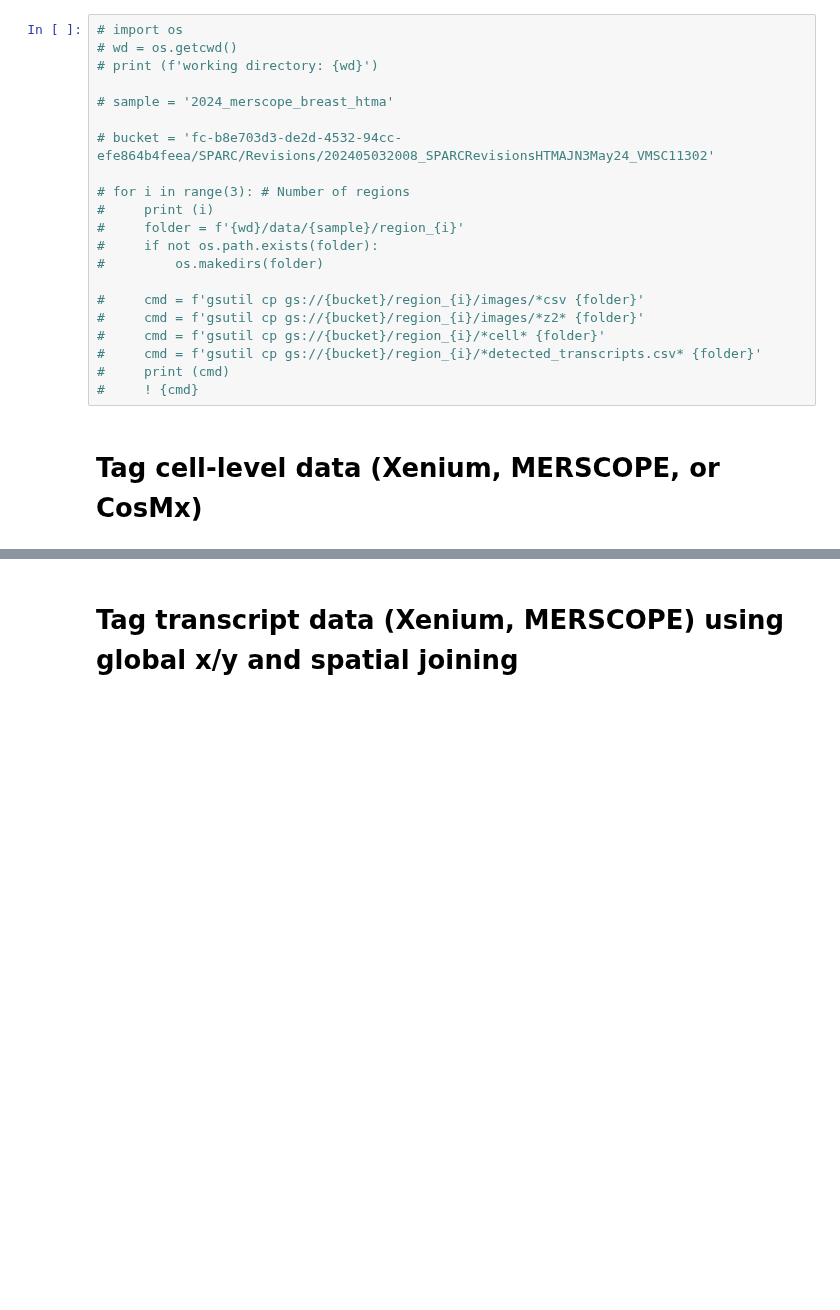
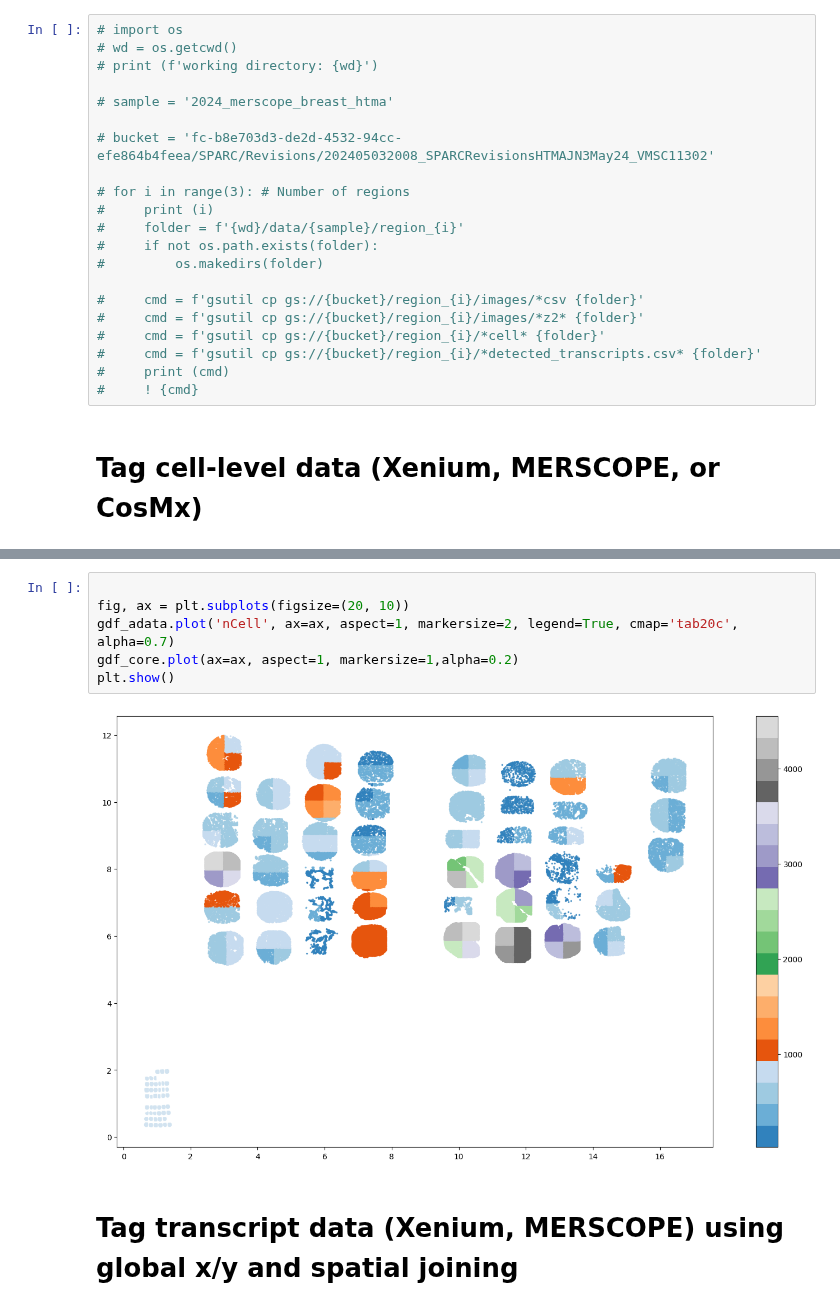
Before and after one commit to broadinstitute/ist_benchmarking, a Jupyter notebook: 01_data_generator_no_need_to_run.ipynb, the cells around one changed output, grey strips where cells are left out. Drawn from its saved outputs; the diff is of its cells as text; blank space fills up the shorter version.

```diff
--- a/01_data_generator_no_need_to_run.ipynb
+++ b/01_data_generator_no_need_to_run.ipynb
@@ -166,3 +171,11 @@ original: 254503, subset: 249682, pct: 98.11%
+# %%
+
+fig, ax = plt.subplots(figsize=(20, 10))
+gdf_adata.plot('nCell', ax=ax, aspect=1, markersize=2, legend=True, cmap='tab20c', alpha=0.7)
+gdf_core.plot(ax=ax, aspect=1, markersize=1,alpha=0.2)
+plt.show()
+# %% [output]
+[figure, added]
 # %% [markdown]
 # Tag transcript data (Xenium, MERSCOPE) using global x/y and spatial joining
 # %%
```
Also changed, not shown: parts of 3 cells of this notebook, 7 other files.
